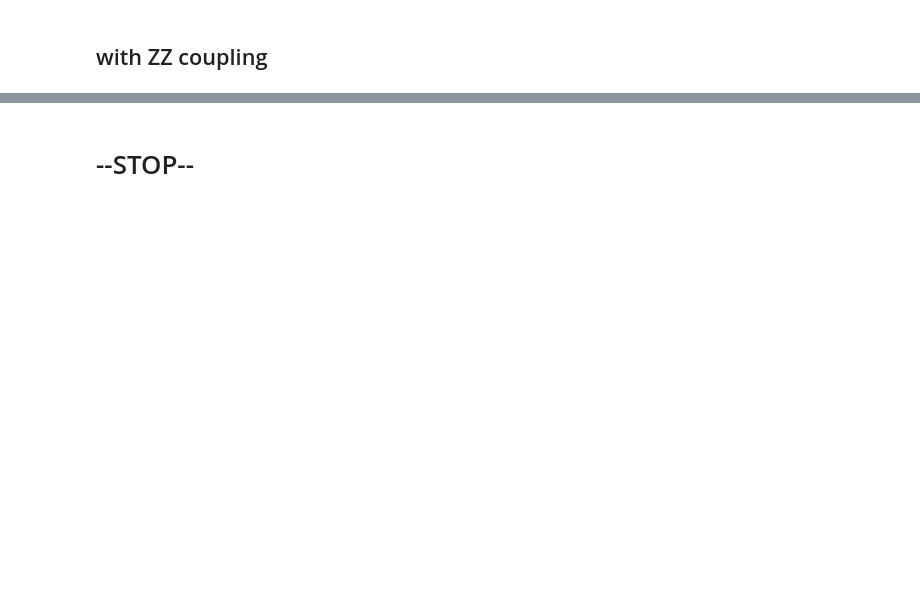
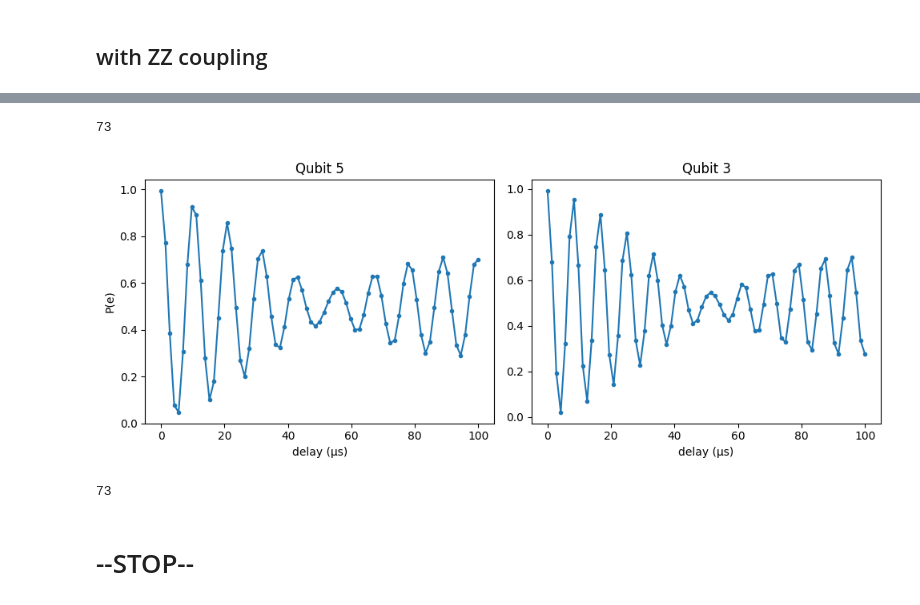
Before and after one commit to jyamaoka/qubit_zz_coupling, a Jupyter notebook: examples/t1a_ZZandTLS_V2_NF_071825.ipynb, the cells around one changed output, grey strips where cells are left out. Saved outputs shown, nothing was run; the diff lists cells and outputs as text; code cells hidden in the pictures; blank space fills up the shorter version.

```diff
--- a/examples/t1a_ZZandTLS_V2_NF_071825.ipynb
+++ b/examples/t1a_ZZandTLS_V2_NF_071825.ipynb
@@ -466,2 +338,19 @@ Saved results to results_t1_hi_10mhz_tp350b1b_100s201p_re_test_t1t2XX_20250915_1
+# %%
+expA = expA_list[0]
+expB = expB_list[0]
+
+t_ns = np.linspace(0, 100000, len(expA))
+print(len(expA))
+
+# ───  Plot ───────────────────────────────────────────────────
+plt.figure(figsize=(10,4))
+plt.subplot(121); plt.plot(t_ns/1000,expA,'.-'); plt.title('Qubit 5'); plt.xlabel('delay (µs)'); plt.ylabel('P(e)')
+plt.subplot(122); plt.plot(t_ns/1000,expB,'.-'); plt.title('Qubit 3'); plt.xlabel('delay (µs)')
+plt.tight_layout(); plt.show()
+print(len(expA))
+# %% [output]
+73
+[figure, added]
+73
 # %% [markdown]
 # --STOP--
```
Also changed, not shown: parts of 7 cells of this notebook, 2 other files.
